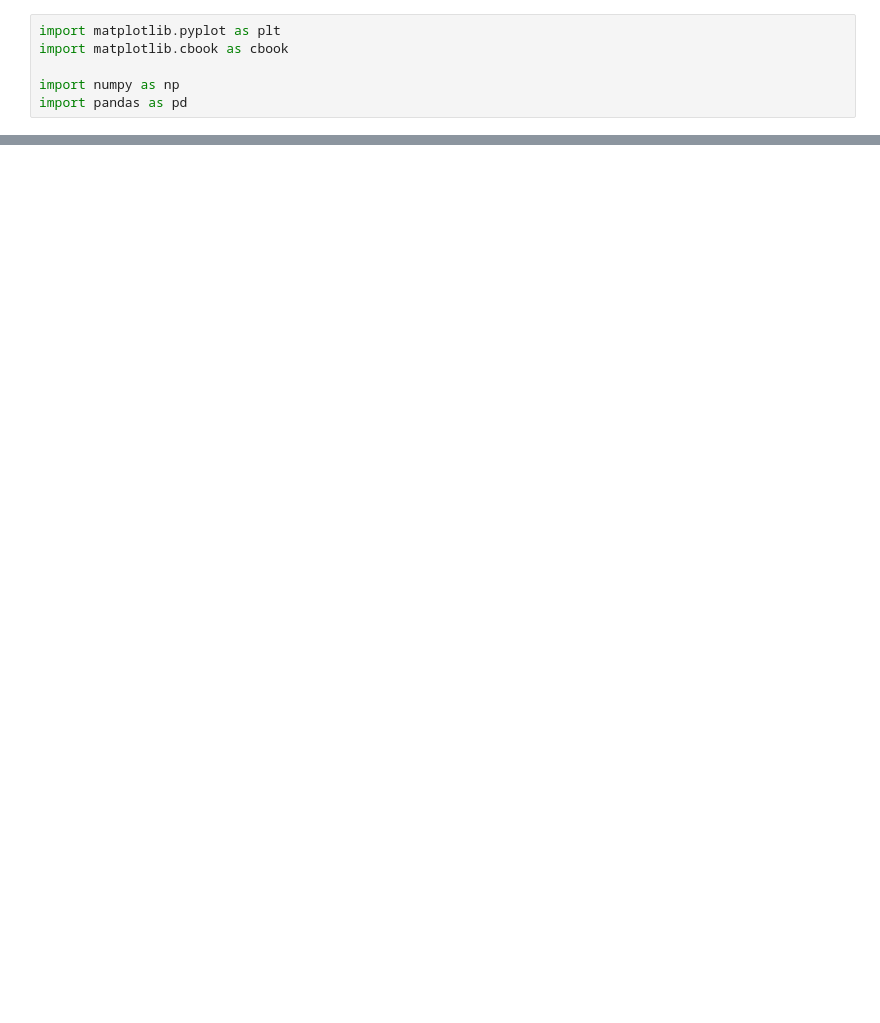
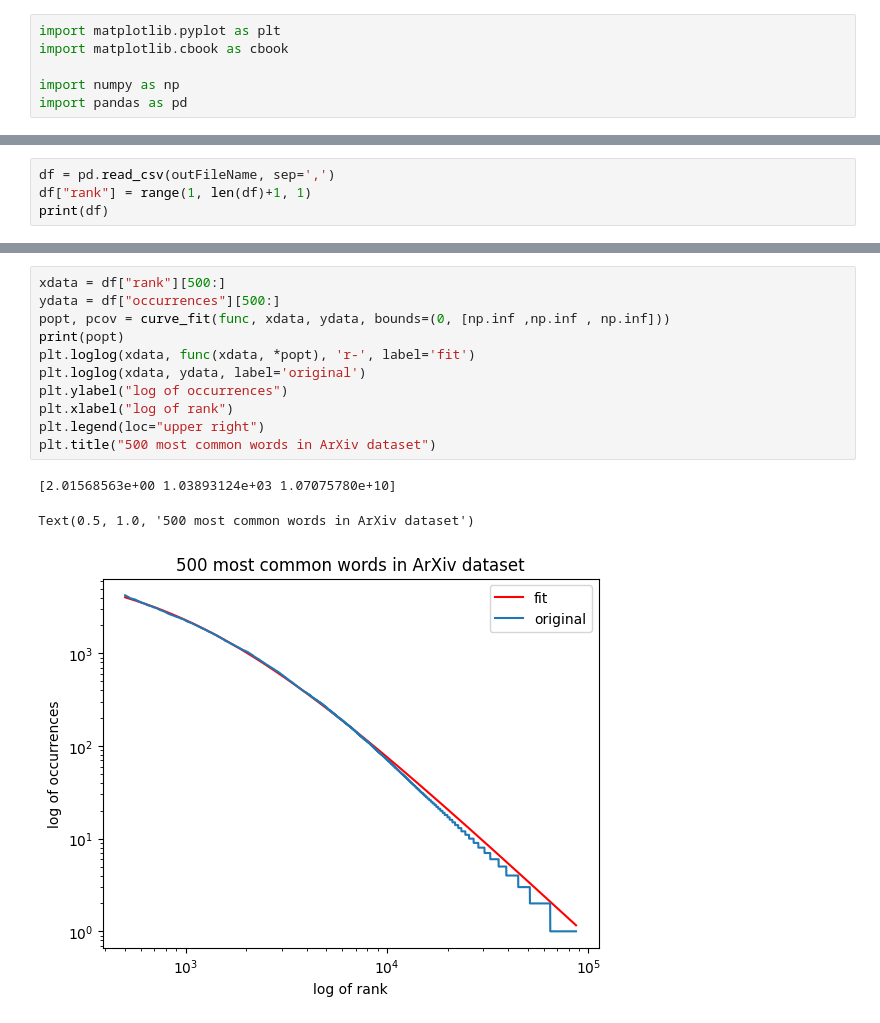
Before and after one commit to icalamesa/CAIM, a Jupyter notebook: session1ESZipfHeaps/main.ipynb, the cells around one changed output, grey strips where cells are left out. Drawn from its saved outputs; the diff is of its cells as text; blank space fills up the shorter version.

```diff
--- a/session1ESZipfHeaps/main.ipynb
+++ b/session1ESZipfHeaps/main.ipynb
@@ -94,0 +168,4 @@ print(len(df))
+# %%
+df = pd.read_csv(outFileName, sep=',')
+df["rank"] = range(1, len(df)+1, 1)
+print(df)
@@ -94,0 +187,15 @@ print(len(df))
+# %%
+xdata = df["rank"][500:]
+ydata = df["occurrences"][500:]
+popt, pcov = curve_fit(func, xdata, ydata, bounds=(0, [np.inf ,np.inf , np.inf]))
+print(popt)
+plt.loglog(xdata, func(xdata, *popt), 'r-', label='fit')
+plt.loglog(xdata, ydata, label='original')
+plt.ylabel("log of occurrences")
+plt.xlabel("log of rank")
+plt.legend(loc="upper right")
+plt.title("500 most common words in ArXiv dataset")
+# %% [output]
+[2.01568563e+00 1.03893124e+03 1.07075780e+10]
+Text(0.5, 1.0, '500 most common words in ArXiv dataset')
+[figure, added]
```
Also changed, not shown: parts of 23 cells of this notebook, 5 other files.
